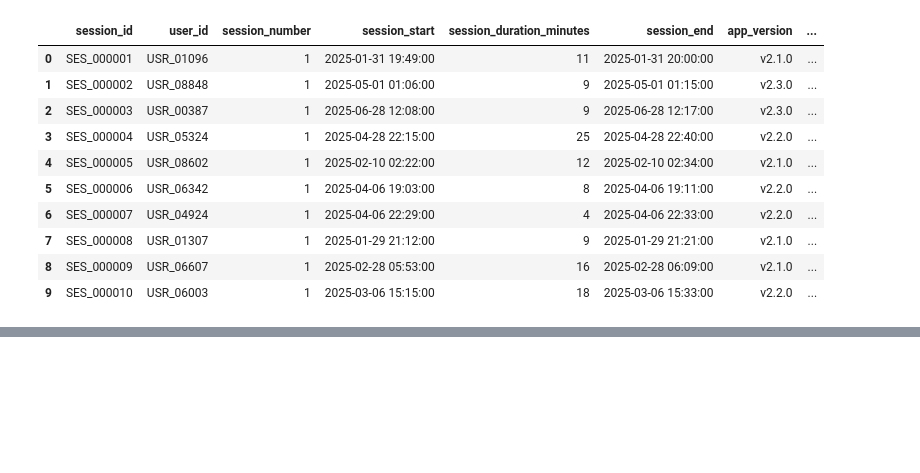
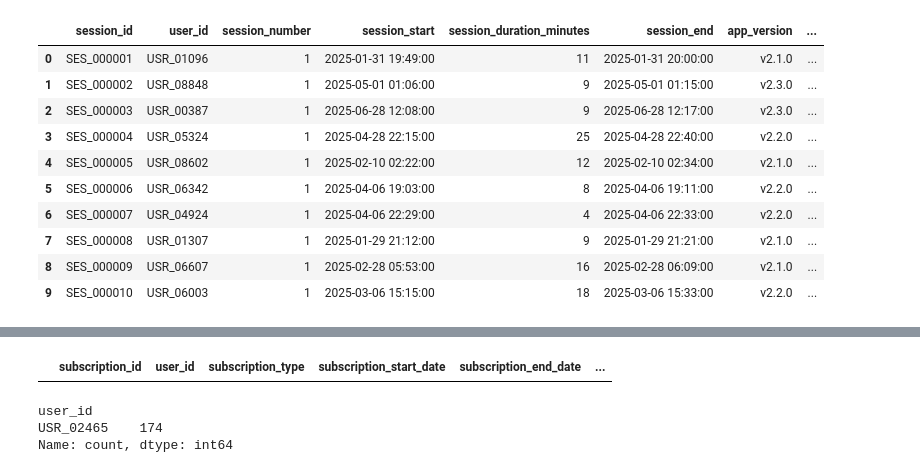
Before and after one commit to vishva0710/ai-chatbot-user-retention-analysis, a Jupyter notebook: AI_Chatbot_User_Retention_Analysis.ipynb, the cells around one changed output, grey strips where cells are left out. Saved outputs shown, nothing was run; the diff lists cells and outputs as text; code cells hidden in the pictures; blank space fills up the shorter version.

```diff
--- a/AI_Chatbot_User_Retention_Analysis.ipynb
+++ b/AI_Chatbot_User_Retention_Analysis.ipynb
@@ -580,0 +624,5 @@ pd.read_sql(query, engin)
+# %%
+query="select * from sub_data where user_id='USR_02465'or user_id='USR_09643'"
+pd.read_sql(query,engin)
+# %% [output]
+|  | subscription_id | user_id | subscription_type | subscription_start_date | subscription_end_date | ... |
@@ -581,2 +631,8 @@ pd.read_sql(query, engin)
+# %%
+max_val[:1]
+# %% [output]
+user_id
+USR_02465    174
+Name: count, dtype: int64
 # %%
 #Initial Observation: Out of approximately 10,000 users, only around 3,000 are premium subscribers. Since premium users have invested in the service, they may be more likely to remain active despite minor issues. This leads to the hypothesis that the decline in user count may be more significant among free users. This hypothesis will be verified through retention, session, conversation, and feedback analysis.
```
Also changed, not shown: parts of 9 cells of this notebook.
